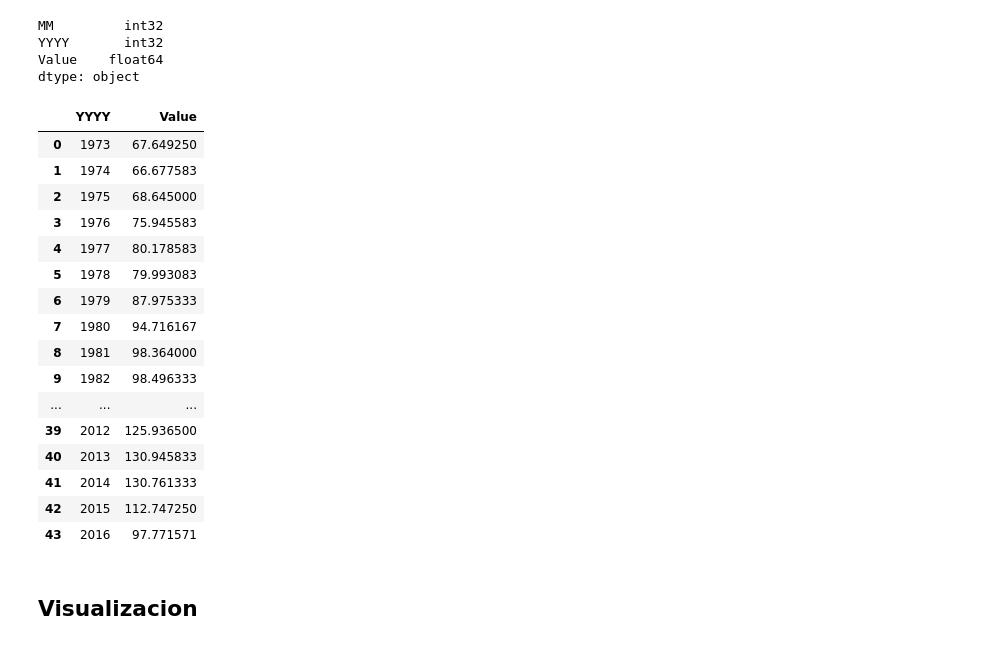
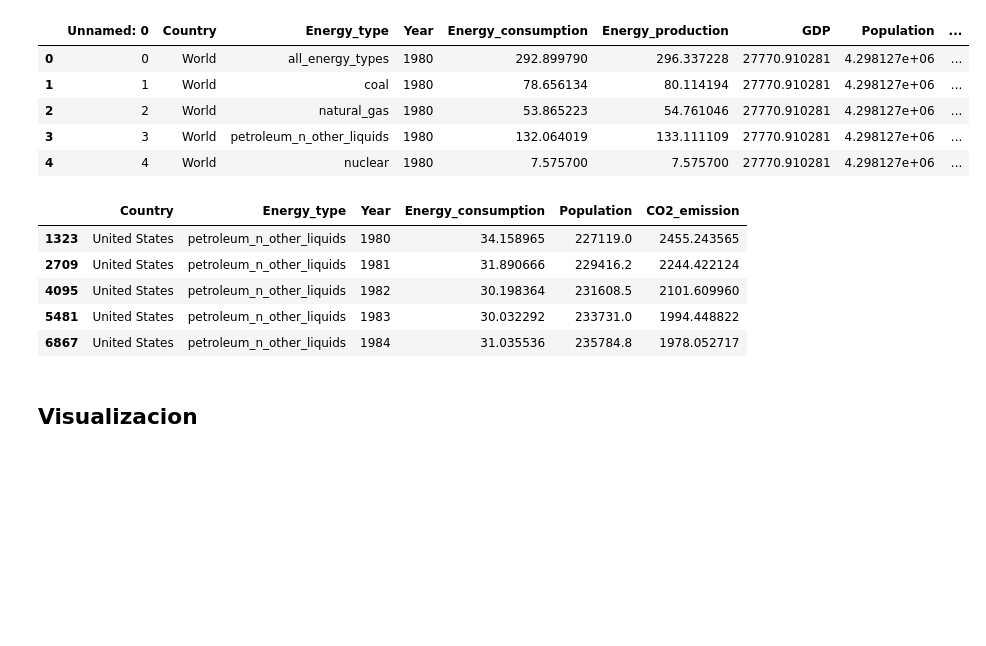
Before and after one commit to clblommberg/MVP_ML_TransporteNY, a Jupyter notebook: notebooks/02 EDA CO2 emissions.ipynb, the cells around one changed output. Cells and saved outputs as stored; diff of their text form; code cells hidden in the pictures; blank space fills up the shorter version.

```diff
--- a/notebooks/02 EDA CO2 emissions.ipynb
+++ b/notebooks/02 EDA CO2 emissions.ipynb
@@ -80,29 +4,0 @@ Name: Value, dtype: float64
-# %%
-co2_usa.dtypes
-# %% [output]
-MM         int32
-YYYY       int32
-Value    float64
-dtype: object
-# %%
-#agrupo por año y determino el promedio de emisiones durante ese periodo
-co2_usa_agrupado = co2_usa.groupby('YYYY')['Value'].mean().reset_index()
-co2_usa_agrupado
-# %% [output]
-|  | YYYY | Value |
-| 0 | 1973 | 67.649250 |
-| 1 | 1974 | 66.677583 |
-| 2 | 1975 | 68.645000 |
-| 3 | 1976 | 75.945583 |
-| 4 | 1977 | 80.178583 |
-| 5 | 1978 | 79.993083 |
-| 6 | 1979 | 87.975333 |
-| 7 | 1980 | 94.716167 |
-| 8 | 1981 | 98.364000 |
-| 9 | 1982 | 98.496333 |
-| ... | ... | ... |
-| 39 | 2012 | 125.936500 |
-| 40 | 2013 | 130.945833 |
-| 41 | 2014 | 130.761333 |
-| 42 | 2015 | 112.747250 |
-| 43 | 2016 | 97.771571 |
@@ -108,0 +25,9 @@ co2_usa_agrupado
+# %%
+df_emisiones.head()
+# %% [output]
+|  | Unnamed: 0 | Country | Energy_type | Year | Energy_consumption | Energy_production | GDP | Population | ... |
+| 0 | 0 | World | all_energy_types | 1980 | 292.899790 | 296.337228 | 27770.910281 | 4.298127e+06 | ... |
+| 1 | 1 | World | coal | 1980 | 78.656134 | 80.114194 | 27770.910281 | 4.298127e+06 | ... |
+| 2 | 2 | World | natural_gas | 1980 | 53.865223 | 54.761046 | 27770.910281 | 4.298127e+06 | ... |
+| 3 | 3 | World | petroleum_n_other_liquids | 1980 | 132.064019 | 133.111109 | 27770.910281 | 4.298127e+06 | ... |
+| 4 | 4 | World | nuclear | 1980 | 7.575700 | 7.575700 | 27770.910281 | 4.298127e+06 | ... |
@@ -109,3 +40,14 @@ co2_usa_agrupado
+# %%
+columnas_a_eliminar = ['Unnamed: 0', 'Energy_production', 'GDP', 'Energy_intensity_per_capita', 'Energy_intensity_by_GDP']
+emisiones_usa_petroleo = emisiones_usa_petroleo.drop(columnas_a_eliminar, axis=1)
+emisiones_usa_petroleo.head()
+# %% [output]
+|  | Country | Energy_type | Year | Energy_consumption | Population | CO2_emission |
+| 1323 | United States | petroleum_n_other_liquids | 1980 | 34.158965 | 227119.0 | 2455.243565 |
+| 2709 | United States | petroleum_n_other_liquids | 1981 | 31.890666 | 229416.2 | 2244.422124 |
+| 4095 | United States | petroleum_n_other_liquids | 1982 | 30.198364 | 231608.5 | 2101.609960 |
+| 5481 | United States | petroleum_n_other_liquids | 1983 | 30.032292 | 233731.0 | 1994.448822 |
+| 6867 | United States | petroleum_n_other_liquids | 1984 | 31.035536 | 235784.8 | 1978.052717 |
 # %% [markdown]
 ## Visualizacion
 # %%
```
Also changed, not shown: parts of 9 cells of this notebook.
